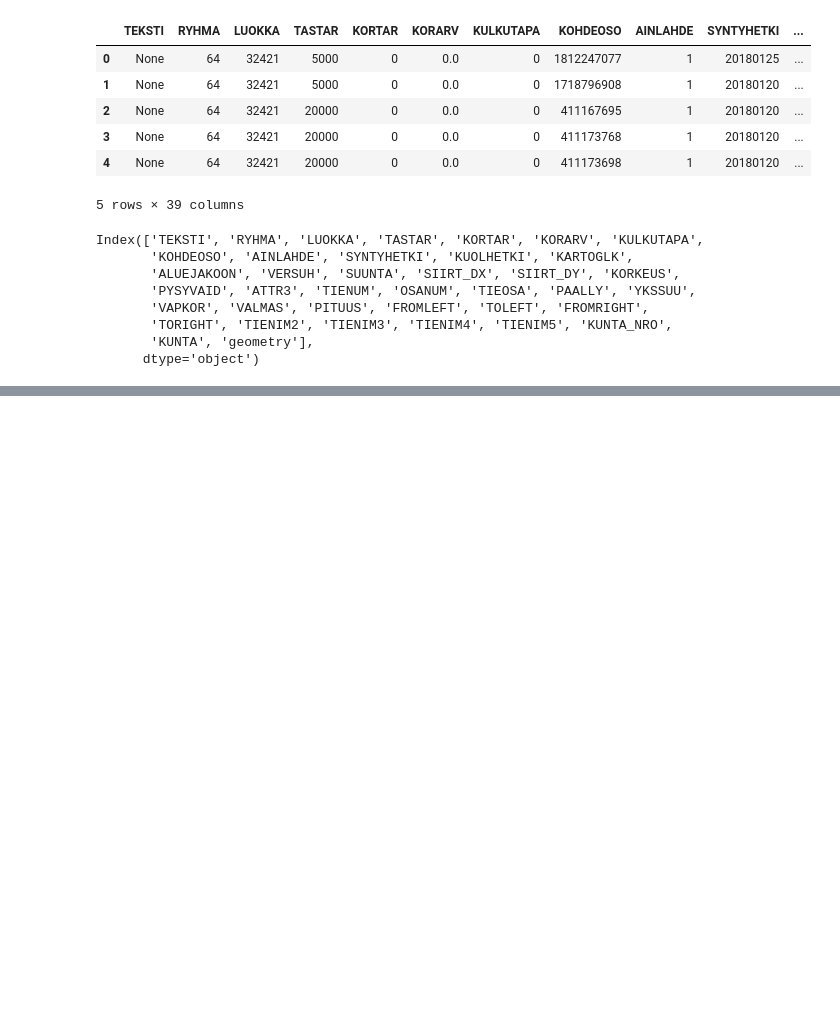
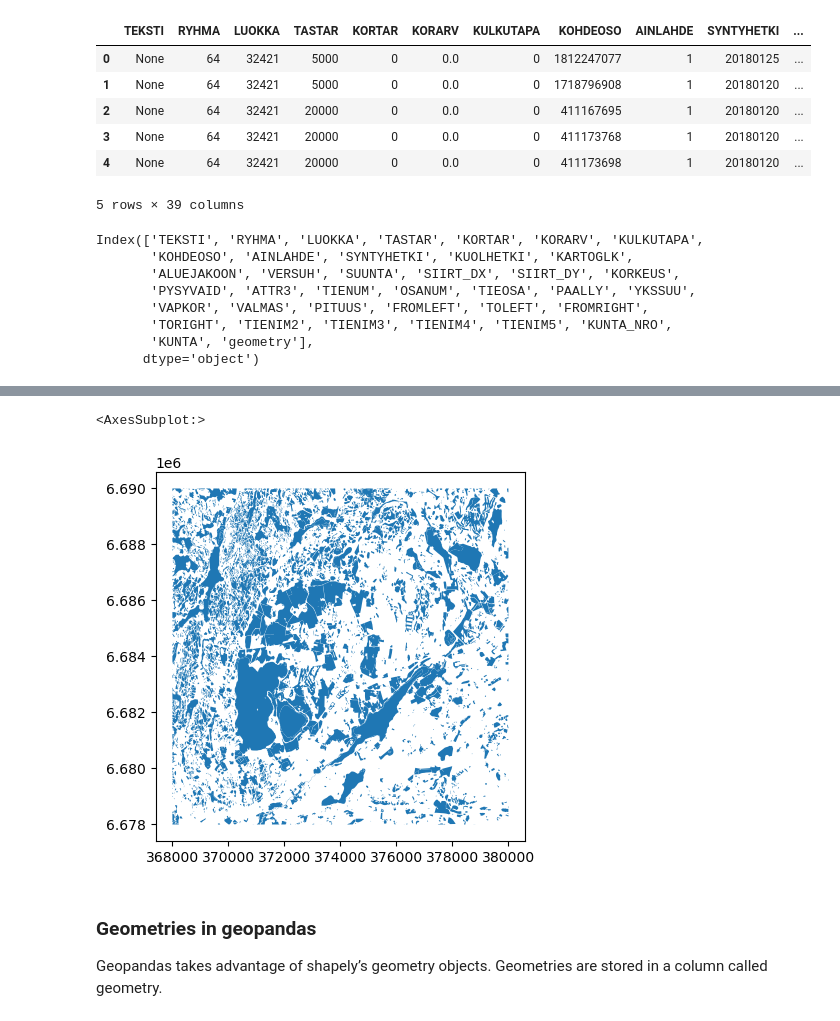
Before and after one commit to RobertMuturi/PYTHON, a Jupyter notebook: AUTOGIS/Geopandas.ipynb, the cells around one changed output, grey strips where cells are left out. Cells and saved outputs as stored; diff of their text form; code cells hidden in the pictures; blank space fills up the shorter version.

```diff
--- a/AUTOGIS/Geopandas.ipynb
+++ b/AUTOGIS/Geopandas.ipynb
@@ -246,0 +265,8 @@ data = data.rename(columns={'RYHMA': 'GROUP', 'LOUOKKA':'CLASS'})
+# %%
+data.plot()
+# %% [output]
+<AxesSubplot:>
+[figure, added]
+# %% [markdown]
+### Geometries in geopandas
+Geopandas takes advantage of shapely’s geometry objects. Geometries are stored in a column called geometry.
```
Also changed, not shown: parts of 131 cells of this notebook, 13 other files.
